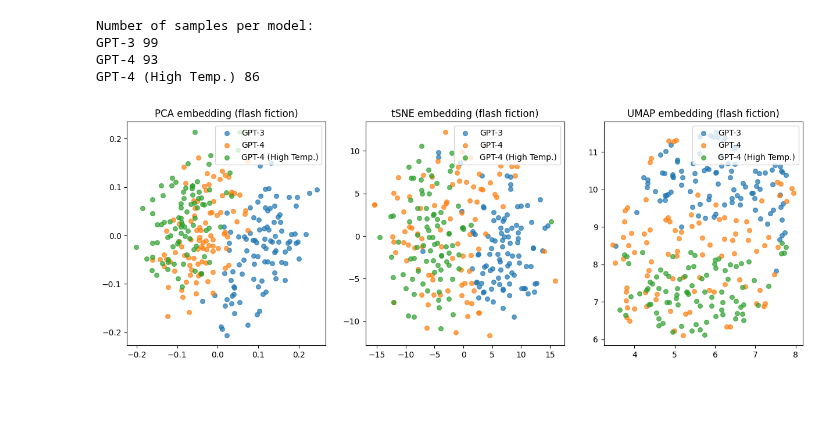
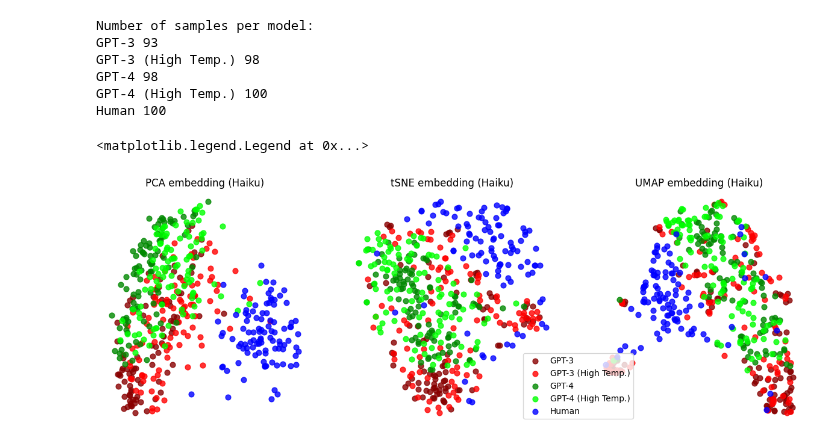
Before and after one commit to AntoineBellemare/DAT_GPT, a Jupyter notebook: notebook/text_embedding_viz.ipynb, the cells around one changed output. Cells and saved outputs as stored; diff of their text form; code cells hidden in the pictures; blank space fills up the shorter version.

Commit message:
Update dimensionality reduction plots

```diff
--- a/notebook/text_embedding_viz.ipynb
+++ b/notebook/text_embedding_viz.ipynb
@@ -8,20 +9,22 @@ import json
 # %%
 max_samples = 100
 
-data_name = "flash fiction"
+# data_name = "flash fiction"
+# data_locations = {
+#     "GPT-3": "../machine_data_stories/embeddings/GPT3_temp1.0_flash_fiction_nocrea100_vecs.json",
+#     "GPT-3 (High Temp.)": "../machine_data_stories/embeddings/GPT3_temp1.2_flash_fiction_nocrea_vecs.json",
+#     "GPT-4": "../machine_data_stories/embeddings/GPT4_temp1.0_flash_fiction_nocrea100_vecs.json",
+#     "GPT-4 (High Temp.)": "../machine_data_stories/embeddings/GPT4_temp1.2_flash_fiction_nocrea_vecs.json",
+# }
+
+data_name = "Haiku"
 data_locations = {
-    "GPT-3": "../machine_data_stories/embeddings/GPT3_temp1.0_flash_fiction_nocrea100_vecs.json",
-    "GPT-4": "../machine_data_stories/embeddings/GPT4_temp1.0_flash_fiction_nocrea100_vecs.json",
-    "GPT-4 (High Temp.)": "../machine_data_stories/embeddings/GPT4_temp1.2_flash_fiction_nocrea_vecs.json",
+    "GPT-3": "../machine_data_stories/embeddings/GPT3_temp1.0_haiku_nocrea100_vecs.json",
+    "GPT-3 (High Temp.)": "../machine_data_stories/embeddings/GPT3_temp1.5_haiku_nocrea_vecs.json",
+    "GPT-4": "../machine_data_stories/embeddings/GPT4_temp1.0_haiku_nocrea100_vecs.json",
+    "GPT-4 (High Temp.)": "../machine_data_stories/embeddings/GPT4_temp1.5_haiku_nocrea_vecs.json",
+    "Human": "../machine_data_stories/embeddings/human_haiku_tempslibres_vecs.json",
 }
-
-# data_name = "Haiku"
-# data_locations = {
-#     "GPT-3": "../machine_data_stories/embeddings/GPT3_temp1.0_haiku_nocrea100_vecs.json",
-#     "GPT-4": "../machine_data_stories/embeddings/GPT4_temp1.0_haiku_nocrea100_vecs.json",
-#     "GPT-4 (High Temp.)": "../machine_data_stories/embeddings/GPT4_temp1.5_haiku_nocrea_vecs.json",
-#     "Human": "../machine_data_stories/embeddings/human_haiku_tempslibres_vecs.json",
-# }
 
 # data_name = "Synopsis"
 # data_locations = {
@@ -40,38 +43,52 @@ for name, vecs in data.items():
     print(name, vecs.shape[0])
 # %% [output]
 Number of samples per model:
-GPT-3 99
-GPT-4 93
-GPT-4 (High Temp.) 86
+GPT-3 93
+GPT-3 (High Temp.) 98
+GPT-4 98
+GPT-4 (High Temp.) 100
+Human 100
 # %%
-def plot_embedding(data, data_name, embedding_type="tSNE", show=True):
+def plot_embedding(data, data_name, embedding_type="tSNE", colors=None, kde=False, legend=True, show=True):
     vecs_all = np.concatenate(list(data.values()))
     model_ids = np.concatenate([[i] * len(vecs) for i, vecs in enumerate(data.values())])
 
     if embedding_type.lower() == "tsne":
         emb = TSNE(n_components=2)
     elif embedding_type.lower() == "pca":
         emb = PCA(n_components=2)
     elif embedding_type.lower() == "umap":
         emb = UMAP(n_components=2)
     else:
         raise ValueError(f"Unknown embedding type {embedding_type}")
 
     emb_vecs = emb.fit_transform(vecs_all)
 
     plt.title(f"{embedding_type} embedding ({data_name})")
     for i, name in enumerate(data.keys()):
-        plt.scatter(*emb_vecs[model_ids == i].T, label=name, alpha=0.7, s=30)
-    plt.legend()
+        cluster_data = emb_vecs[model_ids == i].T
+        c = colors[i] if colors is not None else f"C{i}"
+        plt.scatter(*cluster_data, label=name, alpha=0.8, s=40, c=c)
+
+        if kde:
+            sns.kdeplot(x=cluster_data[0], y=cluster_data[1], fill=True, color=c, alpha=0.1, thresh=0.01, levels=2)
+
+    plt.axis("off")
+    if legend:
+        plt.legend()
     if show:
         plt.show()
 
+colors = ["#880000", "#ff0000", "#008800", "#00ff00", "#0000ff"]
+
 plt.figure(figsize=(15, 5))
 plt.subplot(131)
-plot_embedding(data, data_name, embedding_type="PCA", show=False)
+plot_embedding(data, data_name, embedding_type="PCA", colors=colors, legend=False, show=False)
 plt.subplot(132)
-plot_embedding(data, data_name, embedding_type="tSNE", show=False)
+plot_embedding(data, data_name, embedding_type="tSNE", colors=colors, legend=False, show=False)
 plt.subplot(133)
-plot_embedding(data, data_name, embedding_type="UMAP", show=False)
+plot_embedding(data, data_name, embedding_type="UMAP", colors=colors, legend=False, show=False)
+plt.legend(loc="lower right", bbox_to_anchor=(0.2, 0))
 # %% [output]
+<matplotlib.legend.Legend at 0x...>
-[figure, old version]
+[figure, new version]
```
Also changed, not shown: parts of 1 cell of this notebook, 1 other file.
